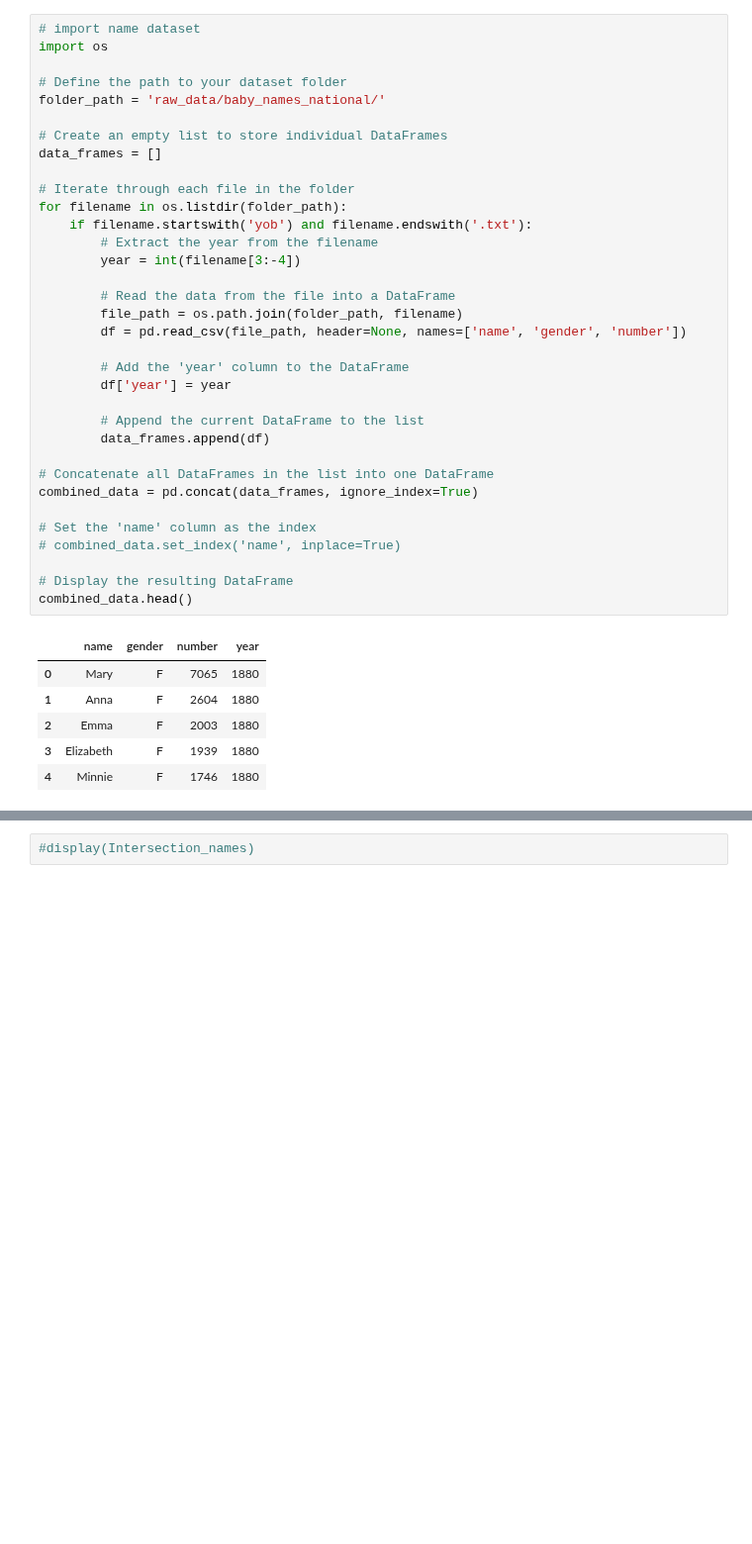
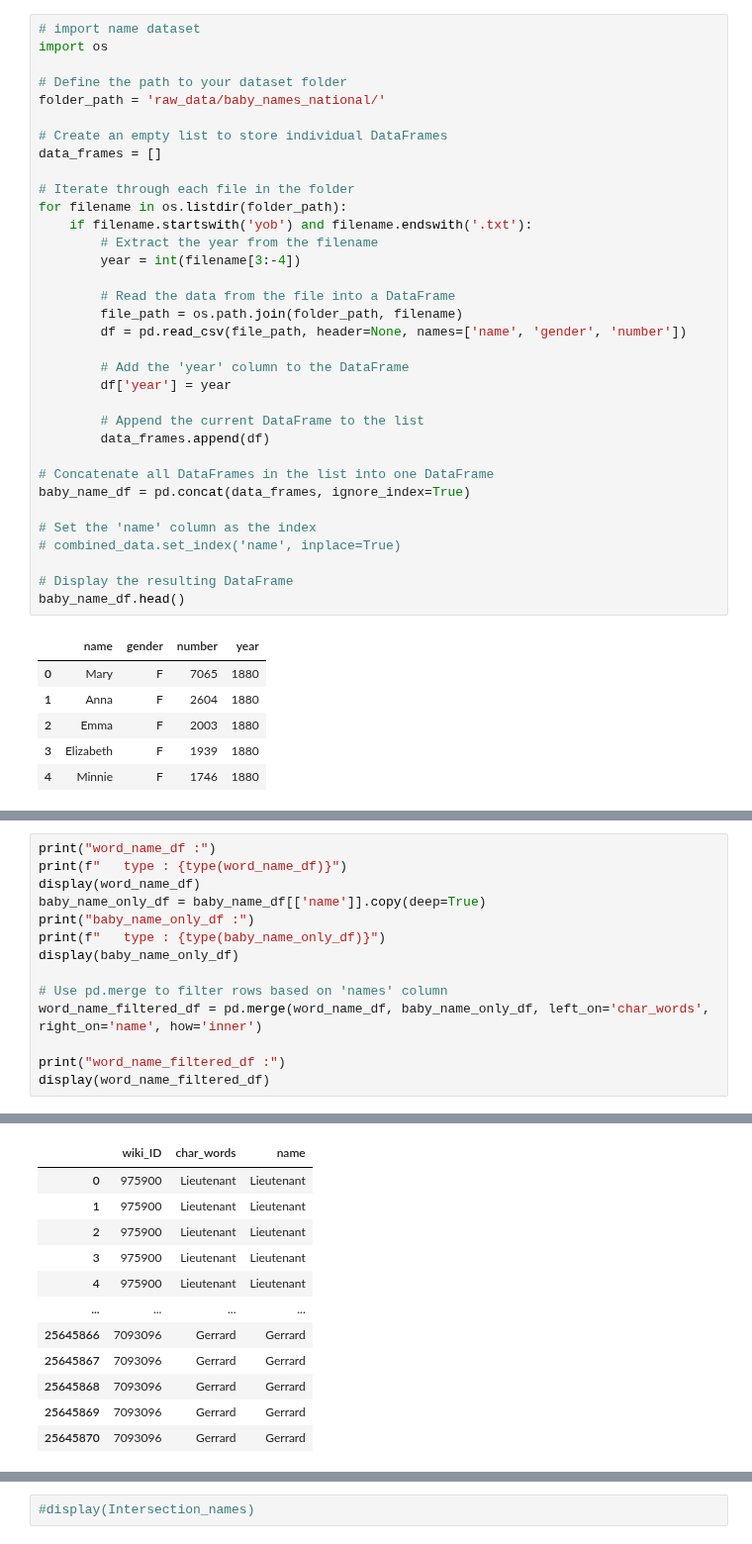
Before and after one commit to epfl-ada/ada-2023-project-abadakor, a Jupyter notebook: data/preprocessing.ipynb, the cells around one changed output, grey strips where cells are left out. Shown at 99% size. Cells and saved outputs as stored; diff of their text form; blank space fills up the shorter version.

```diff
--- a/data/preprocessing.ipynb
+++ b/data/preprocessing.ipynb
@@ -205,13 +267,13 @@ for filename in os.listdir(folder_path):
         data_frames.append(df)
 
 # Concatenate all DataFrames in the list into one DataFrame
-combined_data = pd.concat(data_frames, ignore_index=True)
+baby_name_df = pd.concat(data_frames, ignore_index=True)
 
 # Set the 'name' column as the index
 # combined_data.set_index('name', inplace=True)
 
 # Display the resulting DataFrame
-combined_data.head()
+baby_name_df.head()
 # %% [output]
 |  | name | gender | number | year |
 | 0 | Mary | F | 7065 | 1880 |
@@ -221,0 +296,15 @@ combined_data.head()
+# %%
+print("word_name_df :")
+print(f"   type : {type(word_name_df)}")
+display(word_name_df)
+baby_name_only_df = baby_name_df[['name']].copy(deep=True)
+print("baby_name_only_df :")
+print(f"   type : {type(baby_name_only_df)}")
+display(baby_name_only_df)
+
+# Use pd.merge to filter rows based on 'names' column
+word_name_filtered_df = pd.merge(word_name_df, baby_name_only_df, left_on='char_words', right_on='name', how='inner')
+
+print("word_name_filtered_df :")
+display(word_name_filtered_df)
+# %% [output]
@@ -221,0 +342,12 @@ combined_data.head()
+|  | wiki_ID | char_words | name |
+| 0 | 975900 | Lieutenant | Lieutenant |
+| 1 | 975900 | Lieutenant | Lieutenant |
+| 2 | 975900 | Lieutenant | Lieutenant |
+| 3 | 975900 | Lieutenant | Lieutenant |
+| 4 | 975900 | Lieutenant | Lieutenant |
+| ... | ... | ... | ... |
+| 25645866 | 7093096 | Gerrard | Gerrard |
+| 25645867 | 7093096 | Gerrard | Gerrard |
+| 25645868 | 7093096 | Gerrard | Gerrard |
+| 25645869 | 7093096 | Gerrard | Gerrard |
+| 25645870 | 7093096 | Gerrard | Gerrard |
```
Also changed, not shown: parts of 24 cells of this notebook.
